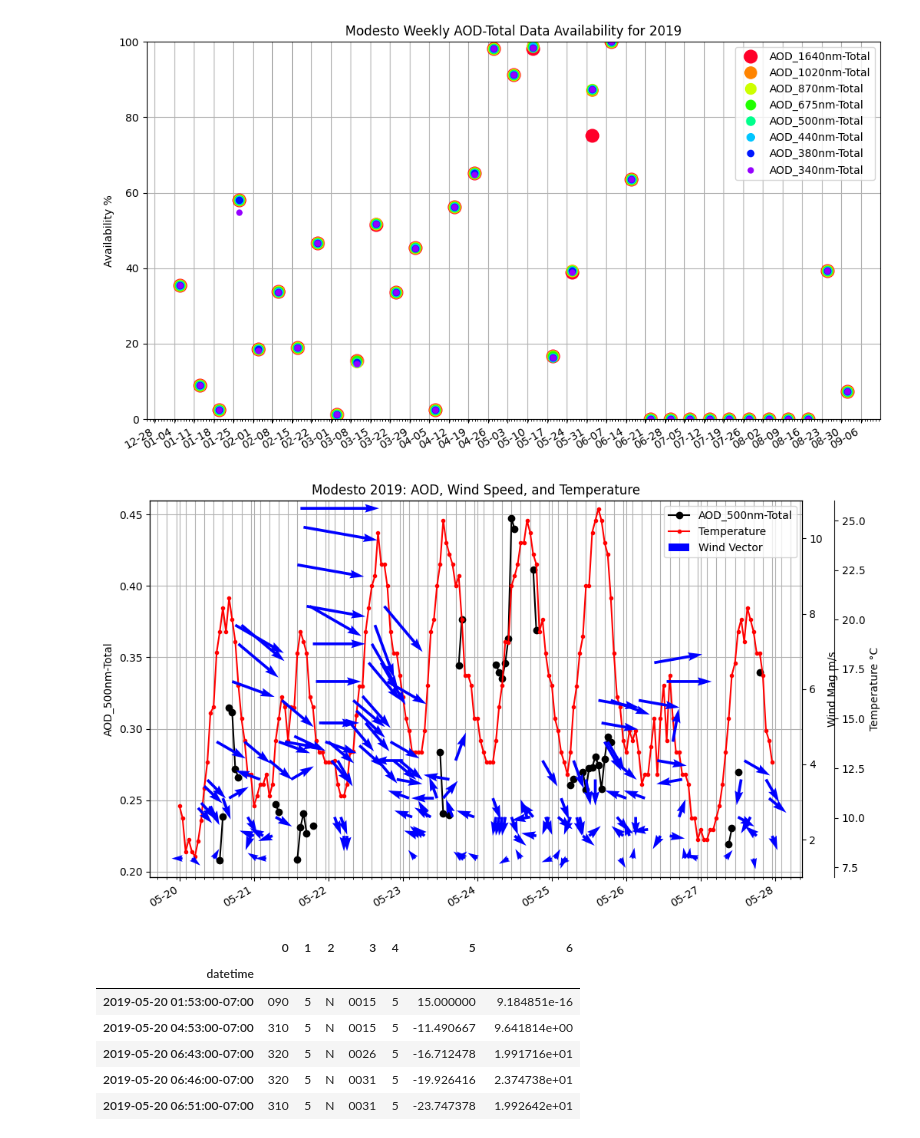
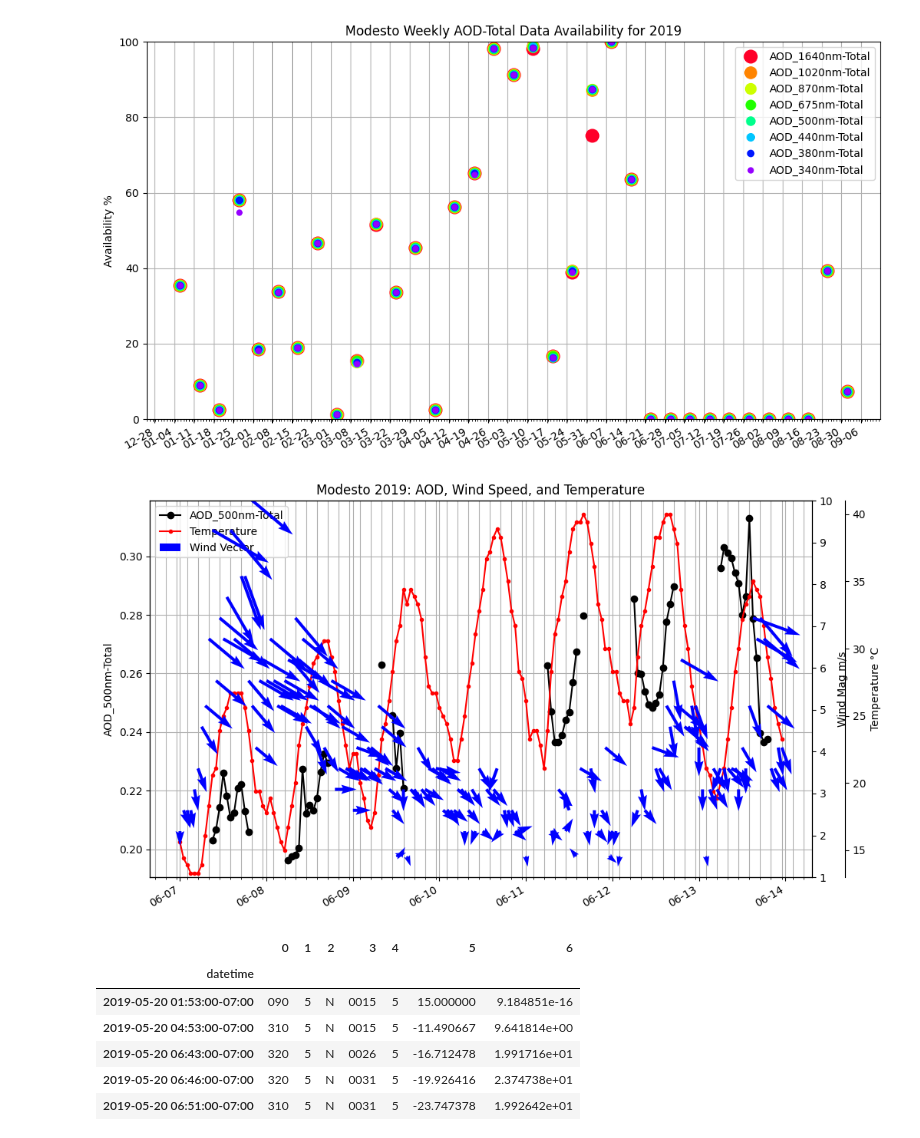
Before and after one commit to wtoslac/airquality, a Jupyter notebook: AirQuality_dev.ipynb, the cells around one changed output. Drawn from its saved outputs; the diff is of its cells as text; code cells hidden in the pictures.

```diff
--- a/AirQuality_dev.ipynb
+++ b/AirQuality_dev.ipynb
@@ -31,7 +31,7 @@ print('ADO_380nm-Total Largest Size Per Week: ', df.loc[StartDate:EndDate, 'AOD_
 ax = plt.figure(figsize=(16*.65,9*.65)).add_subplot(111) # 16:9 resolution scaled down to 65%
 ax.set_title('Modesto Weekly AOD-Total Data Availability for 2019')
 
-## Dynamically Adjusting Line colors to increase the potential number of colors usable in the graph
+## Dynamically Adjusting Colors to increase the potential number of colors usable in the graph
 ### This should allow for all of the colors of the rainbow to be used, the higher number of valid wavelengths in our dataset, the more colors will be selected
 ### Note: The colors do not necessarily follow what their actual wavelengths are
 vaildWavelengthsCount = 0
@@ -62,6 +62,15 @@ plt.ylim(0,100)
 plt.ylabel('Availability %')
 plt.legend(handles=handlesList, loc='best')
 plt.tight_layout()
+
+## Optional, saving the plot to a file as a .png.
+### Note: You must save the plot before calling plt.show(), additionally, you must have the relative directory setup otherwise this will produce a "soft" error.
+### Change 'False' in the if-statement to True to enable saving the plot as a png
+if False:
+    filename = 'Modesto_' + str(pd.Timestamp.now().strftime('%Y-%m-%d_%H%M%S'))# + StartDate + '_' + EndDate
+    location = 'graphs\\availability\\' + filename
+    plt.savefig(location) # Saves the plot to a .png file.
+
 plt.show()
 # %% [output]
 Index(['AOD_1640nm-Total', 'AOD_1020nm-Total', 'AOD_870nm-Total',
@@ -93,8 +102,8 @@ import matplotlib.patches as mpatches
 filename = 'AERONET_Data/20190101_20191231_Modesto.tot_lev20'
 windfile = 'Wind_Data/Modesto_Wind_2019_Jan_Dec_72492623258.csv'
 weatherFile = 'Wind_Data/Modesto_Weather_Feb_2019.csv'
-StartDate='2019-05-20 00:00:00'
-EndDate='2019-05-27 23:59:59'
+StartDate='2019-06-07 00:00:00'
+EndDate='2019-06-13 23:59:59'
 sampleRate = '1h'
 windSampleRate = sampleRate
 
@@ -169,7 +178,7 @@ ax2 = ax.twinx()
 ax2.spines.right.set_position(('axes', 1.05)) # Adjusting the position of the "spine" or y-axis to not overlap with the next pieces of data
 ax2.set_ylabel('Temperature °C')
 ax2.set_ylim(Tdf[0].loc[StartDate:EndDate].astype(float).resample(sampleRate).mean().div(10).min()//-1,Tdf[0].loc[StartDate:EndDate].astype(float).resample(sampleRate).mean().div(10).max()//1) # Auto Calculating
-ax2.set_ylim(7,26) # Manual Setting
+ax2.set_ylim(13,41) # Manual Setting
 plot2, = ax2.plot(Tdf[0].loc[StartDate:EndDate].astype(float).resample(sampleRate).mean().div(10), '.r-',label='Temperature',figure=fig) # handle, label = ax2.plot()
 
 # Adding a new Axis sharing the same xaxis as the previous two and drawing the thrid piece of data
@@ -177,41 +186,41 @@ ax3 = ax.twinx()
 #ax3.spines.right.set_position(('axes', 1)) # Adjusting the position of the "spine" or y-axis (Only needed if we want to move this y-axis)
 ax3.set_ylabel("Wind Mag m/s")
 ax3.set_ylim(WNDdf[3].loc[StartDate:EndDate].astype(float).div(10).min()//1, WNDdf[3].loc[StartDate:EndDate].astype(float).div(10).max()//1) # Auto Calculating
-ax3.set_ylim(1,11) # Manual Setting
+ax3.set_ylim(1,10) # Manual Setting
 plot3 = ax3.quiver(WNDdf[5].resample(windSampleRate).mean().index,
                    np.sqrt( (WNDdf[5].loc[StartDate:EndDate].astype(float).resample(windSampleRate).sum() /
                 WNDdf.loc[StartDate:EndDate].resample(windSampleRate).size())**2 +
                 (WNDdf[6].loc[StartDate:EndDate].astype(float).resample(windSampleRate).sum() /
                 WNDdf.loc[StartDate:EndDate].resample(windSampleRate).size())**2
                 )/10,
                 -WNDdf[5].loc[StartDate:EndDate].astype(float).resample(windSampleRate).mean().div(10),
                 -WNDdf[6].loc[StartDate:EndDate].astype(float).resample(windSampleRate).mean().div(10),
                 color='b',label='Wind Vector')
 
 #testString = 'Temperature: ' + str(Tdf[0].loc[StartDate:EndDate].astype(float).resample(sampleRate).mean().div(10).max()//1) + '/' + str(Tdf[0].loc[StartDate:EndDate].astype(float).resample(sampleRate).mean().div(10).min()//1) + '\nPercipiation: ' + str(5)
 #ax.text(0.5, 0.5, testString, transform=ax.transAxes, fontsize=10, bbox= dict(boxstyle='round', facecolor='cyan', alpha=0.5))
 
 # Displaying the legend and Reorganizing everything to fit nicely
 ## Note: plot1 and plot2 are the handles for the data we created and plot3, the quiver, is handled differently.
 ax.legend(handles = [plot1, plot2, plot3], loc = 'best')
 plt.tight_layout() # Adjusts the boundaries of the figures to ensure everything fits nicely. Can define pads as we we see fit.
 # Example: plt.tight_layout(pad=n, h_pad=n2, w_pad=n3, rect=tuple) where n# are floats and tuple is a tubple of integers (0,0,1,1)
 
 # Optional, saving the plot to a file as a .png.
 ## Note: You must save the plot before calling plt.show(), additionally, you must have the relative directory setup otherwise this will produce a "soft" error.
 ## Change 'False' in the if-statement to True to enable saving the plot as a png
-if True:
+if False:
     filename = 'Modesto_' + str(pd.Timestamp.now().strftime('%Y-%m-%d_%H%M%S'))# + StartDate + '_' + EndDate
     location = 'graphs\\Modesto 2019\\' + filename
     plt.savefig(location) # Saves the plot to a .png file.
 
 plt.show()
 
 # Additional Info/Links:
 # https://matplotlib.org/2.0.2/users/recipes.html # ← Contains Additional information on useful plotting techniques
 # https://matplotlib.org/3.4.3/gallery/ticks_and_spines/multiple_yaxis_with_spines.html # ← Use this format for graph handling
 # %% [output]
-[figure, old version]
+[figure, new version]
 # %%
 #print(np.arange(49))
 WNDdf
```
